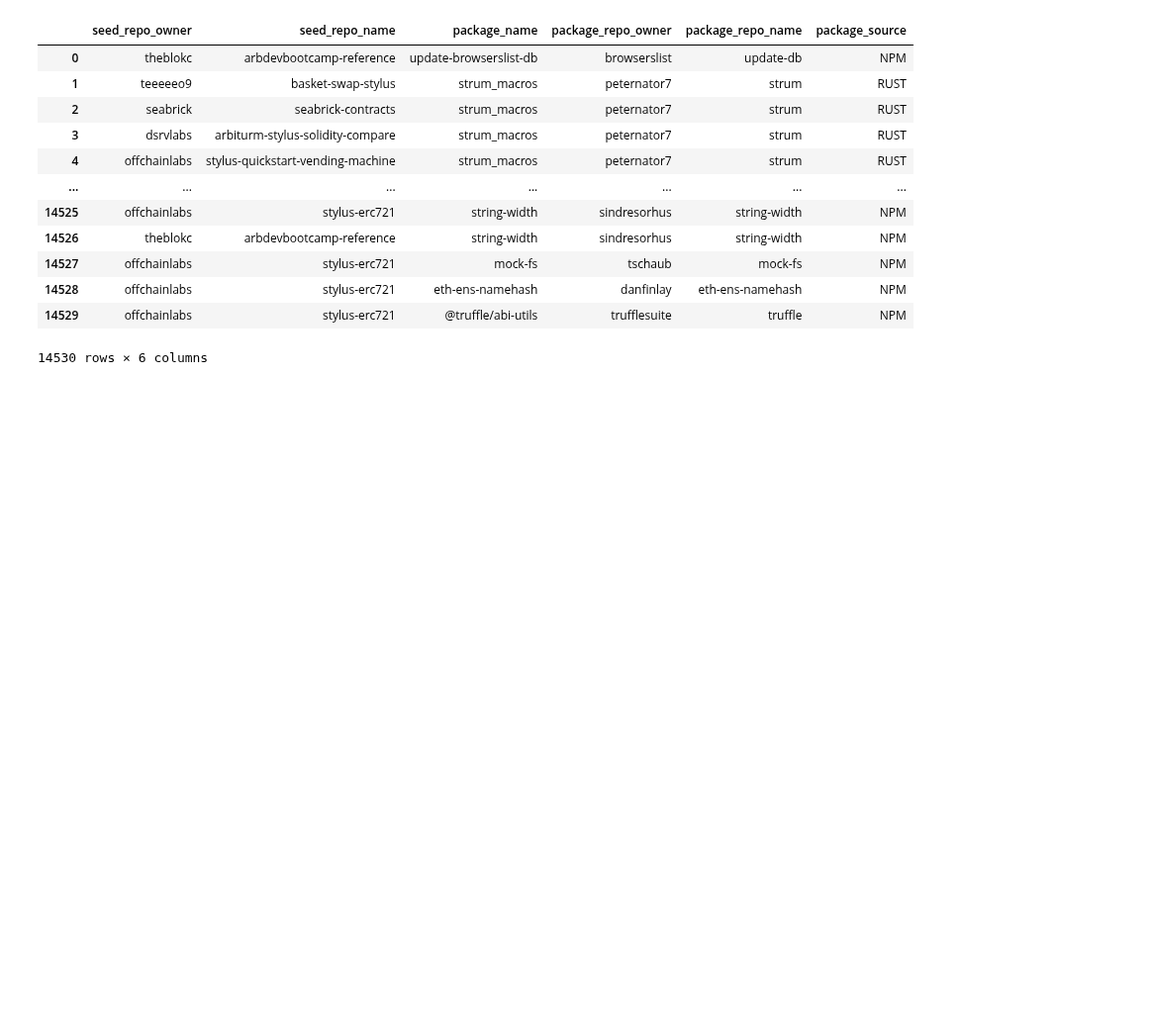
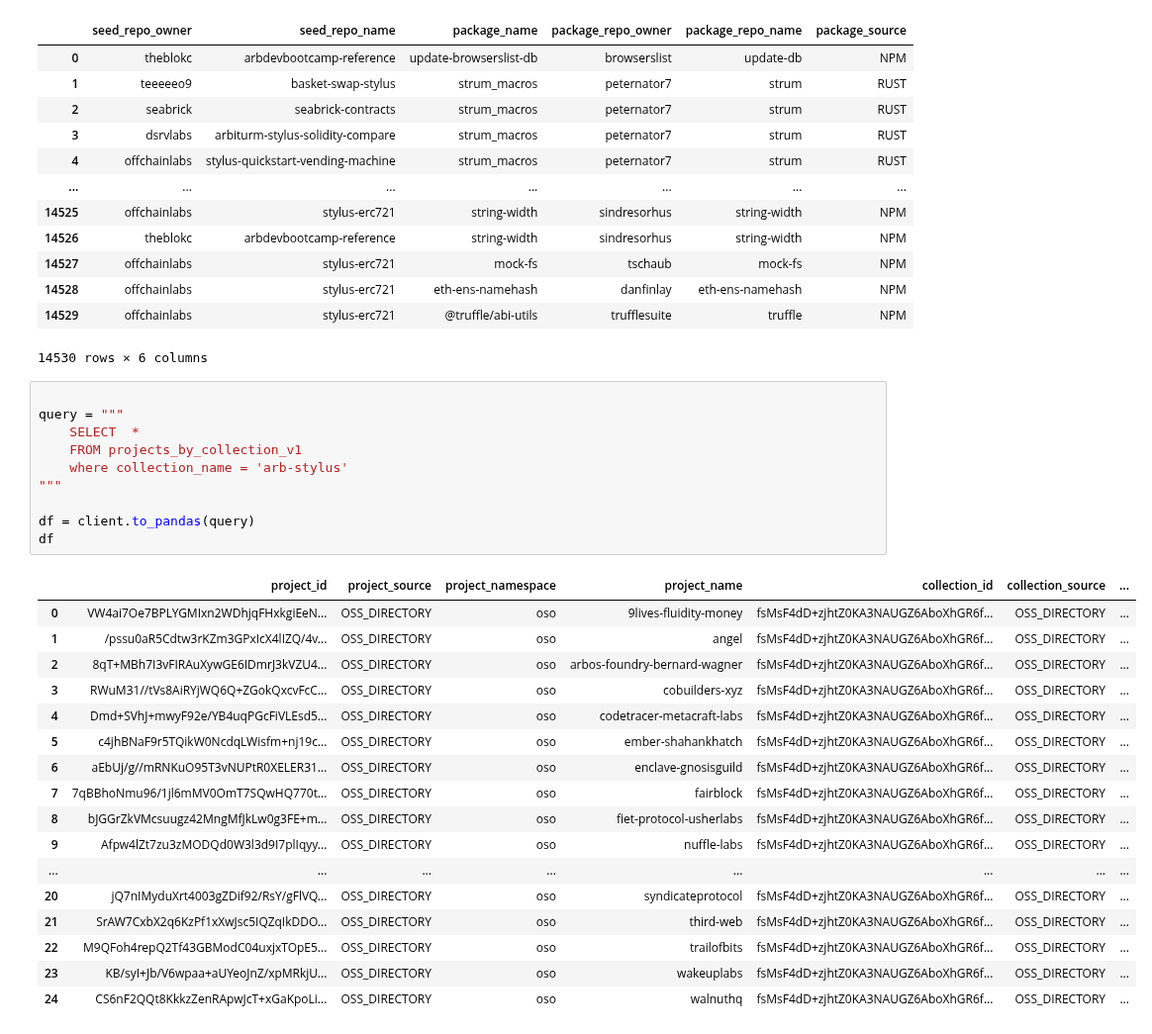
Before and after one commit to rohitmalekar/stylus-dashboard, a Jupyter notebook: stylus-data-files.ipynb, the cells around one changed output. Shown at 99% size. Cells and saved outputs as stored; diff of their text form; blank space fills up the shorter version.

```diff
--- a/stylus-data-files.ipynb
+++ b/stylus-data-files.ipynb
@@ -124,3 +124,31 @@ df
 | 14528 | offchainlabs | stylus-erc721 | eth-ens-namehash | danfinlay | eth-ens-namehash | NPM |
 | 14529 | offchainlabs | stylus-erc721 | @truffle/abi-utils | trufflesuite | truffle | NPM |
 14530 rows × 6 columns
+# %%
+
+query = """
+    SELECT  *
+    FROM projects_by_collection_v1
+    where collection_name = 'arb-stylus'
+"""
+
+df = client.to_pandas(query)
+df
+# %% [output]
+|  | project_id | project_source | project_namespace | project_name | collection_id | collection_source | ... |
+| 0 | VW4ai7Oe7BPLYGMIxn2WDhjqFHxkgiEeN... | OSS_DIRECTORY | oso | 9lives-fluidity-money | fsMsF4dD+zjhtZ0KA3NAUGZ6AboXhGR6f... | OSS_DIRECTORY | ... |
+| 1 | /pssu0aR5Cdtw3rKZm3GPxIcX4lIZQ/4v... | OSS_DIRECTORY | oso | angel | fsMsF4dD+zjhtZ0KA3NAUGZ6AboXhGR6f... | OSS_DIRECTORY | ... |
+| 2 | 8qT+MBh7I3vFIRAuXywGE6IDmrJ3kVZU4... | OSS_DIRECTORY | oso | arbos-foundry-bernard-wagner | fsMsF4dD+zjhtZ0KA3NAUGZ6AboXhGR6f... | OSS_DIRECTORY | ... |
+| 3 | RWuM31//tVs8AiRYjWQ6Q+ZGokQxcvFcC... | OSS_DIRECTORY | oso | cobuilders-xyz | fsMsF4dD+zjhtZ0KA3NAUGZ6AboXhGR6f... | OSS_DIRECTORY | ... |
+| 4 | Dmd+SVhJ+mwyF92e/YB4uqPGcFiVLEsd5... | OSS_DIRECTORY | oso | codetracer-metacraft-labs | fsMsF4dD+zjhtZ0KA3NAUGZ6AboXhGR6f... | OSS_DIRECTORY | ... |
+| 5 | c4jhBNaF9r5TQikW0NcdqLWisfm+nj19c... | OSS_DIRECTORY | oso | ember-shahankhatch | fsMsF4dD+zjhtZ0KA3NAUGZ6AboXhGR6f... | OSS_DIRECTORY | ... |
+| 6 | aEbUj/g//mRNKuO95T3vNUPtR0XELER31... | OSS_DIRECTORY | oso | enclave-gnosisguild | fsMsF4dD+zjhtZ0KA3NAUGZ6AboXhGR6f... | OSS_DIRECTORY | ... |
+| 7 | 7qBBhoNmu96/1jl6mMV0OmT7SQwHQ770t... | OSS_DIRECTORY | oso | fairblock | fsMsF4dD+zjhtZ0KA3NAUGZ6AboXhGR6f... | OSS_DIRECTORY | ... |
+| 8 | bJGGrZkVMcsuugz42MngMfJkLw0g3FE+m... | OSS_DIRECTORY | oso | fiet-protocol-usherlabs | fsMsF4dD+zjhtZ0KA3NAUGZ6AboXhGR6f... | OSS_DIRECTORY | ... |
+| 9 | Afpw4lZt7zu3zMODQd0W3l3d9I7plIqyy... | OSS_DIRECTORY | oso | nuffle-labs | fsMsF4dD+zjhtZ0KA3NAUGZ6AboXhGR6f... | OSS_DIRECTORY | ... |
+| ... | ... | ... | ... | ... | ... | ... | ... |
+| 20 | jQ7nIMyduXrt4003gZDif92/RsY/gFlVQ... | OSS_DIRECTORY | oso | syndicateprotocol | fsMsF4dD+zjhtZ0KA3NAUGZ6AboXhGR6f... | OSS_DIRECTORY | ... |
+| 21 | SrAW7CxbX2q6KzPf1xXwJsc5IQZqIkDDO... | OSS_DIRECTORY | oso | third-web | fsMsF4dD+zjhtZ0KA3NAUGZ6AboXhGR6f... | OSS_DIRECTORY | ... |
+| 22 | M9QFoh4repQ2Tf43GBModC04uxjxTOpE5... | OSS_DIRECTORY | oso | trailofbits | fsMsF4dD+zjhtZ0KA3NAUGZ6AboXhGR6f... | OSS_DIRECTORY | ... |
+| 23 | KB/syI+Jb/V6wpaa+aUYeoJnZ/xpMRkjU... | OSS_DIRECTORY | oso | wakeuplabs | fsMsF4dD+zjhtZ0KA3NAUGZ6AboXhGR6f... | OSS_DIRECTORY | ... |
+| 24 | CS6nF2QQt8KkkzZenRApwJcT+xGaKpoLi... | OSS_DIRECTORY | oso | walnuthq | fsMsF4dD+zjhtZ0KA3NAUGZ6AboXhGR6f... | OSS_DIRECTORY | ... |
```
Also changed, not shown: parts of 2 cells of this notebook.
